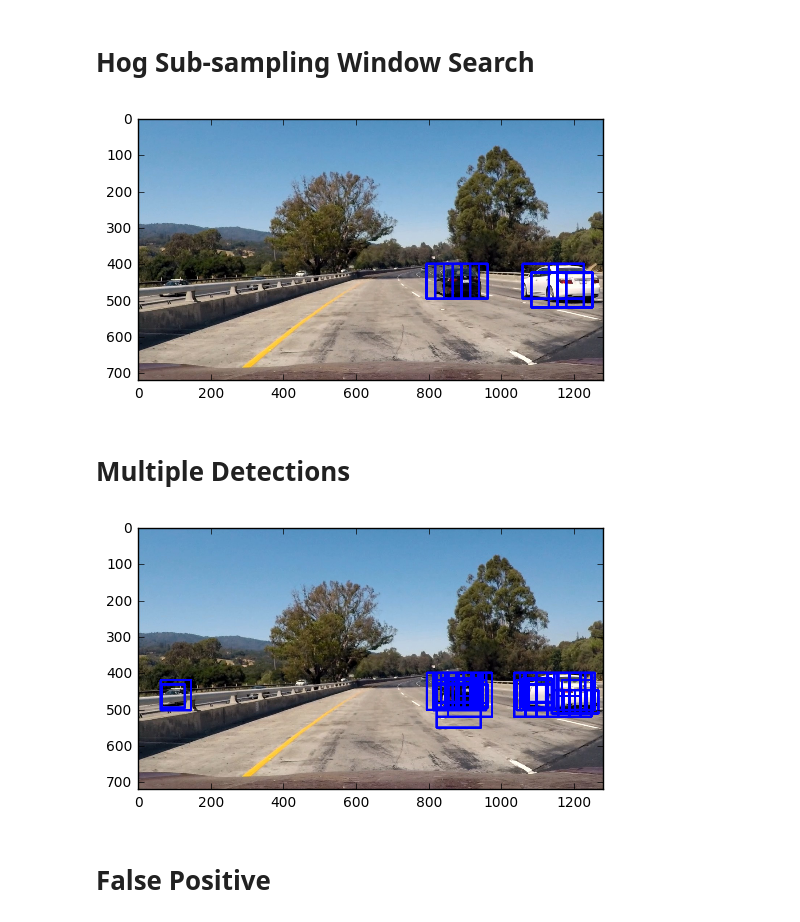
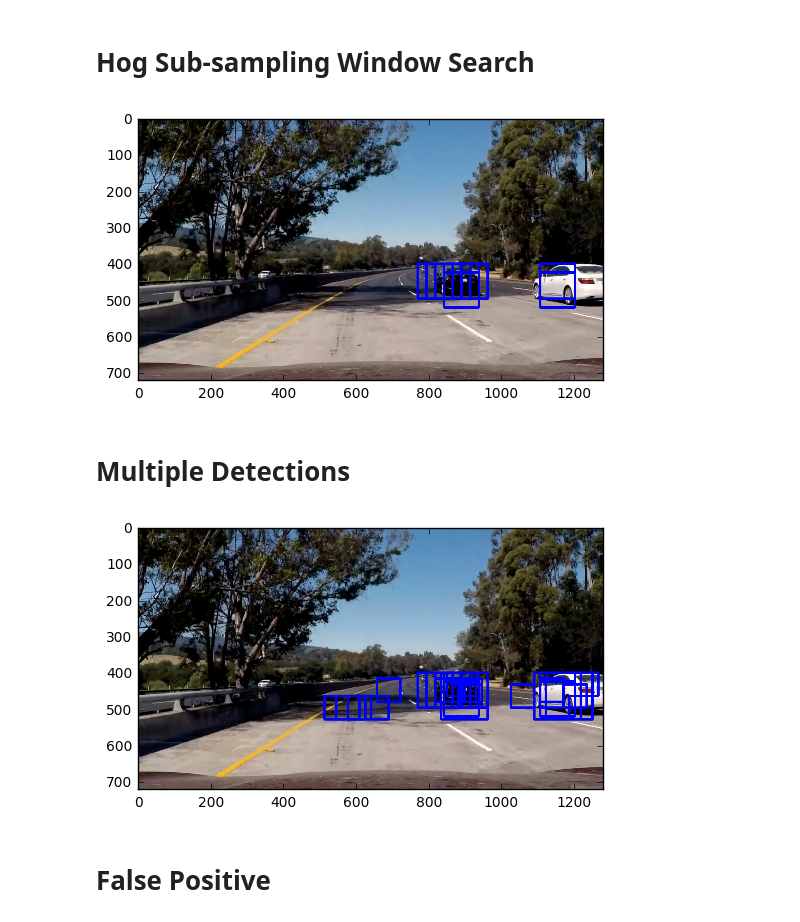
Before and after one commit to wolfapple/CarND-Vehicle-Detection, a Jupyter notebook: P5.ipynb, the cells around one changed output. Drawn from its saved outputs; the diff is of its cells as text; code cells hidden in the pictures.

```diff
--- a/P5.ipynb
+++ b/P5.ipynb
@@ -478,25 +478,25 @@ ystart = 400
 ystop = 656
 scale = 1.5
 
-test_image = mpimg.imread('test_images/test1.jpg')
+test_image = mpimg.imread('test_images/test5.jpg')
 box_list = find_cars(test_image, ystart, ystop, scale, svc, X_scaler, color_space, orient, pix_per_cell, cell_per_block, hog_channel, spatial_size, hist_bins, hist_range)
 window_image = draw_boxes(test_image, box_list)
 plt.imshow(window_image)
 mpimg.imsave('output_images/window_search.png', window_image)
 # %% [output]
-[figure, old version]
+[figure, new version]
 # %% [markdown]
 # Multiple Detections
 # %%
-scales = [1., 1.3, 1.6, 1.9]
+scales = [1., 1.5, 2.]
 box_list = []
 for scale in scales:
     box_list += find_cars(test_image, ystart, ystop, scale, svc, X_scaler, color_space, orient, pix_per_cell, cell_per_block, hog_channel, spatial_size, hist_bins, hist_range)
 multiscale_image = draw_boxes(test_image, box_list)
 plt.imshow(multiscale_image)
 mpimg.imsave('output_images/multiscale.png', multiscale_image)
 # %% [output]
-[figure, old version]
+[figure, new version]
 # %% [markdown]
 # False Positive
 # %%
```
Also changed, not shown: parts of 4 cells of this notebook, 9 other files.
